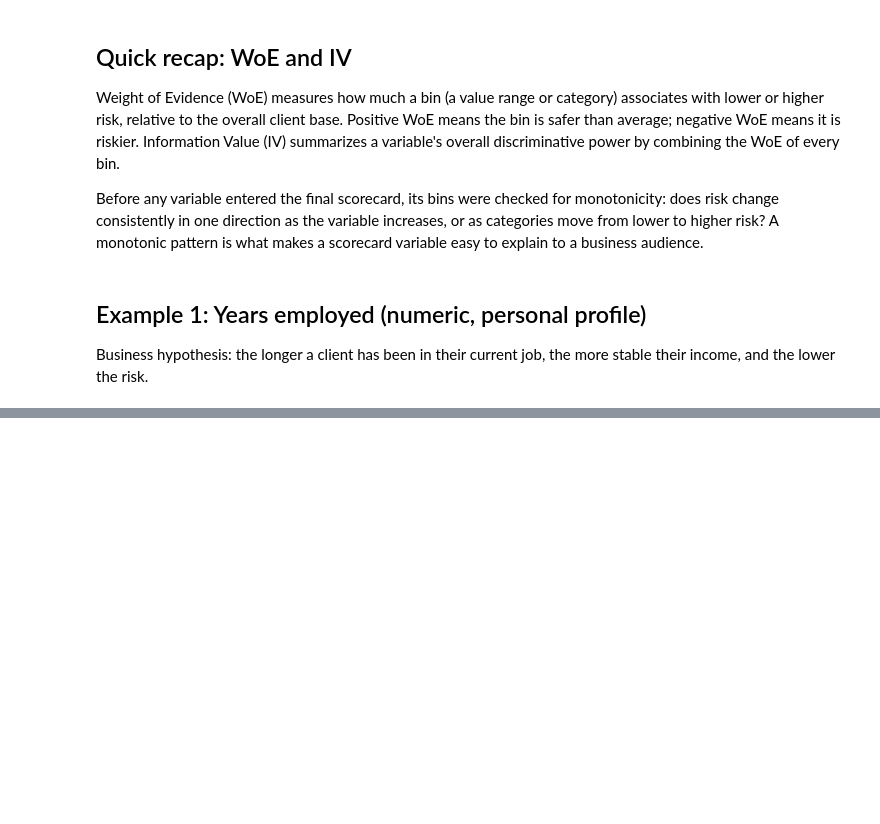
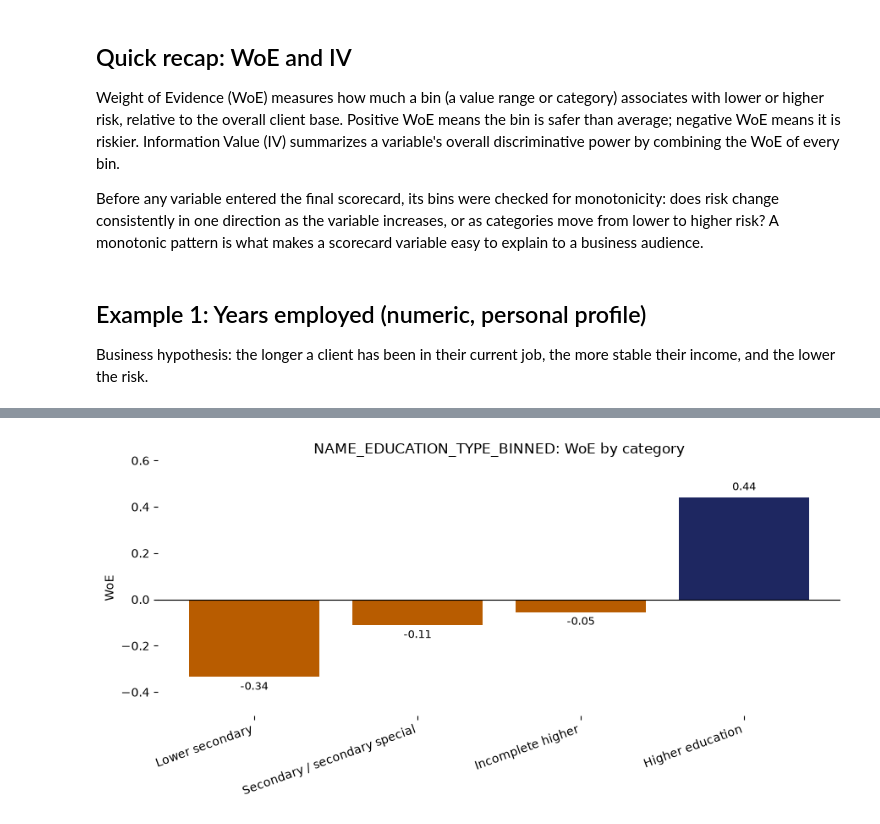
Before and after one commit to vitor-km/home-credit-default-risk, a Jupyter notebook: notebooks/05_presentation_tests.ipynb, the cells around one changed output, grey strips where cells are left out. Drawn from its saved outputs; the diff is of its cells as text; code cells hidden in the pictures; blank space fills up the shorter version.

```diff
--- a/notebooks/05_presentation_tests.ipynb
+++ b/notebooks/05_presentation_tests.ipynb
@@ -110,0 +177,8 @@ IV total: 0.1113
+# %%
+# Merge 'Academic degree' (only 164 clients, unstable WoE) into 'Higher education',
+# the closest category in both WoE and business meaning (both represent
+# post-secondary education).
+
+train_bureau['NAME_EDUCATION_TYPE_BINNED'] = train_bureau['NAME_EDUCATION_TYPE'].replace(
+    {'Academic degree': 'Higher education'}
+)
@@ -110,0 +198,32 @@ IV total: 0.1113
+# %%
+# Plot WoE by category for NAME_EDUCATION_TYPE_BINNED, in natural education order
+natural_order = ['Lower secondary', 'Secondary / secondary special', 'Incomplete higher', 'Higher education']
+plot_data = education_woe.set_index('bin').loc[natural_order].reset_index()
+
+fig, ax = plt.subplots(figsize=(9, 4.5))
+
+NAVY = '#1E2761'
+DARK_ORANGE = '#B85C00'
+
+colors = [NAVY if w >= 0 else DARK_ORANGE for w in plot_data['woe']]
+bars = ax.bar(plot_data['bin'].astype(str), plot_data['woe'], color=colors)
+
+ax.axhline(0, color='black', linewidth=0.8)
+ax.set_ylabel('WoE')
+ax.set_title('NAME_EDUCATION_TYPE_BINNED: WoE by category')
+ax.set_ylim(-0.5, 0.6)
+plt.xticks(rotation=20, ha='right')
+
+for spine in ax.spines.values():
+    spine.set_visible(False)
+
+for bar, value in zip(bars, plot_data['woe']):
+    offset = 0.02 if value >= 0 else -0.02
+    va = 'bottom' if value >= 0 else 'top'
+    ax.text(bar.get_x() + bar.get_width() / 2, value + offset, f'{value:.2f}',
+             ha='center', va=va, fontsize=9)
+
+plt.tight_layout()
+plt.show()
+# %% [output]
+[figure, added]
```
Also changed, not shown: parts of 21 cells of this notebook, 2 other files.
